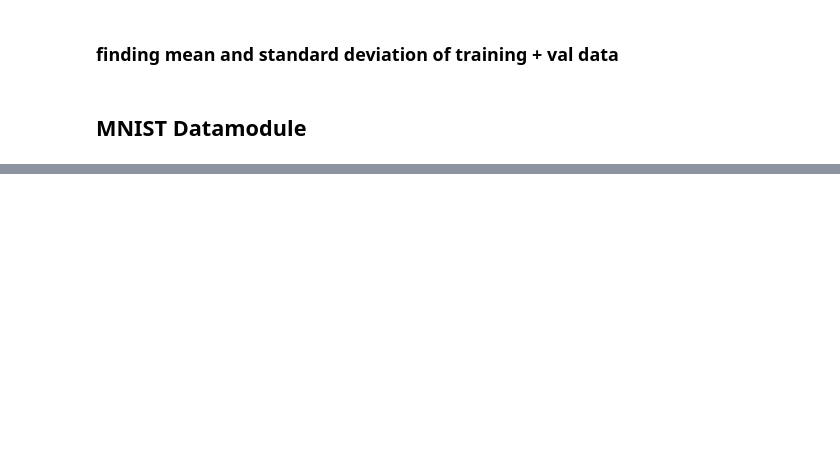
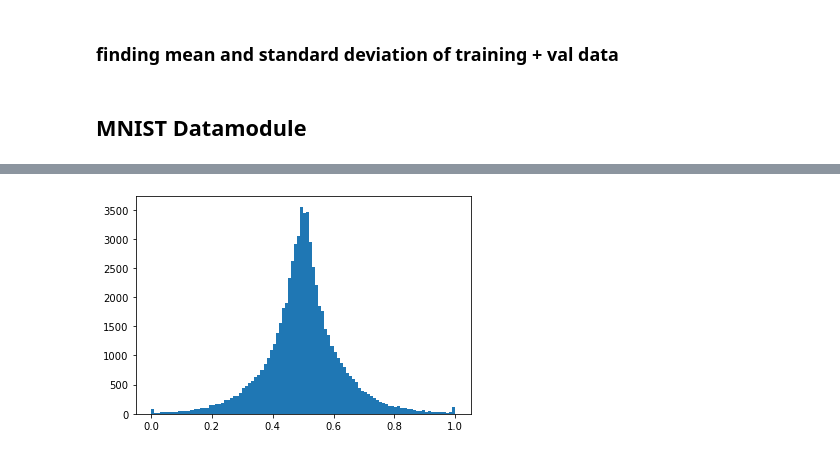
Before and after one commit to MahdiGilany/SSL_micro_ultrasound, a Jupyter notebook: notebooks/1.0-jqp-initial-datamodule-transfering.ipynb, the cells around one changed output, grey strips where cells are left out. Cells and saved outputs as stored; diff of their text form; code cells hidden in the pictures; blank space fills up the shorter version.

```diff
--- a/notebooks/1.0-jqp-initial-datamodule-transfering.ipynb
+++ b/notebooks/1.0-jqp-initial-datamodule-transfering.ipynb
@@ -334,0 +421,7 @@ plt.imshow(tensor_mnist2[0,:,:], 'gray', norm=NoNorm())
+# %%
+img = X[0].reshape(-1).numpy()
+img.shape
+plt.hist(img, bins=100)
+plt.show()
+# %% [output]
+[figure, added]
```
Also changed, not shown: parts of 23 cells of this notebook, 14 other files.
